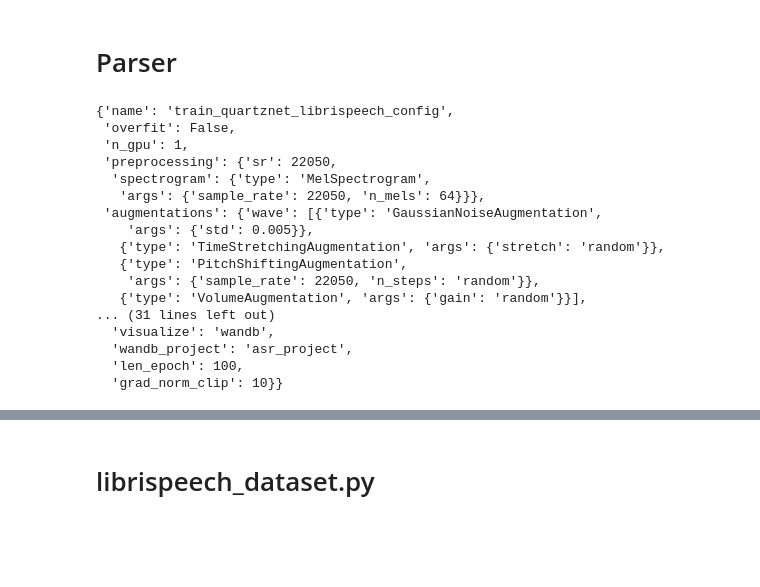
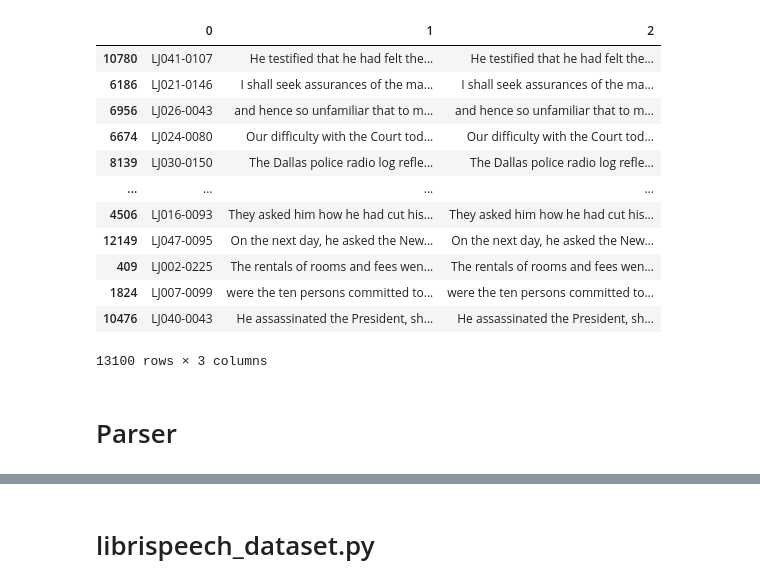
Before and after one commit to khaykingleb/Automatic-Speech-Recognition, a Jupyter notebook: notebooks/debug 2.ipynb, the cells around one changed output, grey strips where cells are left out. Drawn from its saved outputs; the diff is of its cells as text; code cells hidden in the pictures; blank space fills up the shorter version.

Commit message:
updated configs and added normalization

```diff
--- a/notebooks/debug 2.ipynb
+++ b/notebooks/debug 2.ipynb
@@ -4,3 +8,25 @@ sys.path.append('../')
+# %%
+
+df_metadata = pd.read_csv(ROOT_PATH / "data" / "datasets" / "ljspeech"/ 'metadata.csv', sep='|',
+                                  header=None)
+# %%
+a = df_metadata.index.tolist()
+random.Random(42).shuffle(a)
+df_metadata.loc[a]
+# %% [output]
+|  | 0 | 1 | 2 |
+| 10780 | LJ041-0107 | He testified that he had felt the... | He testified that he had felt the... |
+| 6186 | LJ021-0146 | I shall seek assurances of the ma... | I shall seek assurances of the ma... |
+| 6956 | LJ026-0043 | and hence so unfamiliar that to m... | and hence so unfamiliar that to m... |
+| 6674 | LJ024-0080 | Our difficulty with the Court tod... | Our difficulty with the Court tod... |
+| 8139 | LJ030-0150 | The Dallas police radio log refle... | The Dallas police radio log refle... |
+| ... | ... | ... | ... |
+| 4506 | LJ016-0093 | They asked him how he had cut his... | They asked him how he had cut his... |
+| 12149 | LJ047-0095 | On the next day, he asked the New... | On the next day, he asked the New... |
+| 409 | LJ002-0225 | The rentals of rooms and fees wen... | The rentals of rooms and fees wen... |
+| 1824 | LJ007-0099 | were the ten persons committed to... | were the ten persons committed to... |
+| 10476 | LJ040-0043 | He assassinated the President, sh... | He assassinated the President, sh... |
+13100 rows × 3 columns
 # %% [markdown]
 # Parser
 # %%
@@ -13,20 +38,0 @@ config_parser = ConfigParser(config_file)
-# %%
-config_parser.config
-# %% [output]
-{'name': 'train_quartznet_librispeech_config',
- 'overfit': False,
- 'n_gpu': 1,
- 'preprocessing': {'sr': 22050,
-  'spectrogram': {'type': 'MelSpectrogram',
-   'args': {'sample_rate': 22050, 'n_mels': 64}}},
- 'augmentations': {'wave': [{'type': 'GaussianNoiseAugmentation',
-    'args': {'std': 0.005}},
-   {'type': 'TimeStretchingAugmentation', 'args': {'stretch': 'random'}},
-   {'type': 'PitchShiftingAugmentation',
-    'args': {'sample_rate': 22050, 'n_steps': 'random'}},
-   {'type': 'VolumeAugmentation', 'args': {'gain': 'random'}}],
-... (31 lines left out)
-  'visualize': 'wandb',
-  'wandb_project': 'asr_project',
-  'len_epoch': 100,
-  'grad_norm_clip': 10}}
```
Also changed, not shown: parts of 12 cells of this notebook, 6 other files.
